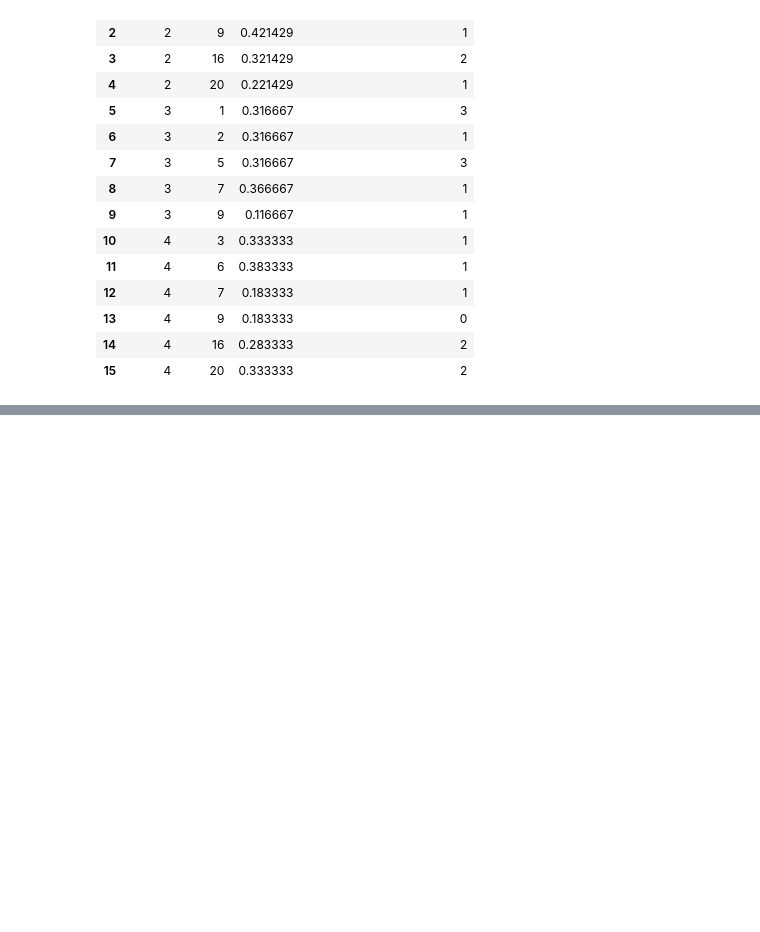
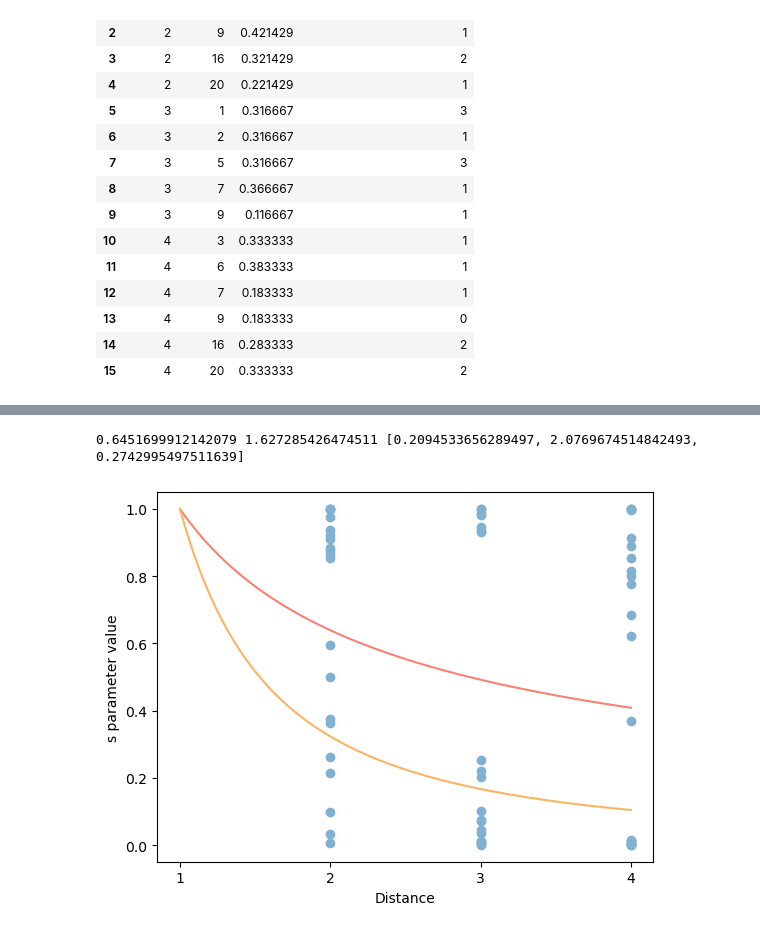
Before and after one commit to mpereda/Indirect-social-influence-helps-shaping-the-diffusion-of-innovations, a Jupyter notebook: Notebook.ipynb, the cells around one changed output, grey strips where cells are left out. Drawn from its saved outputs; the diff is of its cells as text; code cells hidden in the pictures; blank space fills up the shorter version.

Commit message:
Figure updates

```diff
--- a/Notebook.ipynb
+++ b/Notebook.ipynb
@@ -13,8 +13,7 @@ import warnings
 import random
 warnings.filterwarnings("ignore")
 # %%
-# data = pd.read_csv("/home/mmiranda/Desktop/EXP11-Patata/Unified_data_edited_innov2.csv") ##Change to the path of the file
-data = pd.read_csv("/home/mmiranda/Desktop/EXP11-Patata/Unified_data_edited_innov2.csv") ##Change to the path of the file
+data = pd.read_csv("Unified_data_edited_innov2.csv") ##Change to the path of the file
 data.head()
 # %% [output]
 |  | Experiment | participant.id_in_session | config_name | Setup | node | initialcolor | threshold | parameter | ... |
@@ -37,7 +36,7 @@ def Dpath_threshold(objective,u0,a,b,c,d,T, data_len):
     # data_len: The number of rounds that have been calculated. This gives the number of points that the output will have.
 
     # Graph
-    G = nx.read_adjlist("/home/mmiranda/Desktop/EXP11-Patata/Scripts/PowResults/Amistad.txt")
+    G = nx.read_adjlist("Amistad.txt")
     A = nx.adjacency_matrix(G).toarray()
 
     # Distance matrix
@@ -82,8 +81,6 @@ fig, ax = plt.subplots(figsize=(6, 4))
 color = sns.color_palette("Set2",4)
 color_palette = [color[2], color[0], color[1], color[3]]
 perc_adopters = np.zeros((4,16,21))
-min_rounds = np.zeros((4,21))
-already_counted = np.zeros((4,31,21))
 
 for i, setup in enumerate(data[data['Setup'] != 'Instructions']['Setup'].unique()):
     setup_data = data[(data['Setup'] == setup)]
@@ -100,11 +97,7 @@ for i, setup in enumerate(data[data['Setup'] != 'Instructions']['Setup'].unique(
                 perc_adopters[i,round,exp-1] = perc_adopters[i,round-1,exp-1]
             else:
                 actions = setup_data[(setup_data['Experiment'] == exp) & (setup_data['Round'] == round)]['action'] == setup_data[(setup_data['Experiment'] == exp) & (setup_data['Round'] == round)]['Promoted_color']
-                # already_counted[i,actions == 1,exp-1] = 1
-                # perc_adopters[i,round,exp-1] = np.mean(already_counted[i,:,exp-1])
                 perc_adopters[i,round,exp-1] = np.count_nonzero(setup_data[(setup_data['Experiment'] == exp) & (setup_data['Round'] == round)]['Adopted_innovation'])/31
-                # perc_adopters[i,round,exp-1] = np.count_nonzero(setup_data[(setup_data['Experiment'] == exp) & (setup_data['Round'] == round)]['Adopted_color'])/31
-                min_rounds[i,exp-1] = round
         # Calculate the mean and standard deviation of the percentage of adopters in each round
         mean_adopters[round] = np.mean(perc_adopters[i,round,:])
         std_adopters[round] = np.std(perc_adopters[i,round,:])
@@ -146,8 +139,7 @@ for exp in data['Experiment'].unique():
             theoretical_pred = np.append(theoretical_pred, theoretical_pred[-1])
         axs[np.unravel_index(setupnum, (2,2))].plot(theoretical_pred, color=sns.color_palette("Set2",21)[exp-1])
         axs[np.unravel_index(setupnum, (2,2))].plot(perc_adopters[setupnum,:,exp-1], '.', color=sns.color_palette("Set2",21)[exp-1])
-        if theoretical_pred[-1] < 0.99:
-            print(exp,setup)
+
     # Set the title for each subplot
     axs[np.unravel_index(setupnum, (2,2))].set_title(f"Setting {setupnum}")
     axs[np.unravel_index(setupnum, (2,2))].set_xlabel('Rounds')
@@ -431,0 +425,21 @@ plt.show()
+# %%
+def power_law(x, b):
+    return x ** (-b)
+
+x = np.concatenate((2*np.ones(len(parameters[:,0])), 3*np.ones(len(parameters[:,1])), 4*np.ones(len(parameters[:,2]))))
+y = np.concatenate((parameters[:,0], parameters[:,1], parameters[:,2]))
+
+params = sp.optimize.curve_fit(power_law, x, y)
+
+plt.plot(x, y, 'o', color = sns.color_palette("Set3")[4])
+plt.plot(np.linspace(1,4,100), power_law(np.linspace(1,4,100), params[0][0]), color = sns.color_palette("Set3")[3])
+plt.plot(np.linspace(1,4,100), power_law(np.linspace(1,4,100), np.mean(s_params)), color = sns.color_palette("Set3")[5])
+plt.xlabel('Distance')
+plt.ylabel('s parameter value')
+plt.xticks([1,2,3,4])
+
+
+print(params[0][0], np.mean(s_params), [np.median(s_params[:,0]), np.median(s_params[:,1]), np.median(s_params[:,2])])
+# %% [output]
+0.6451699912142079 1.627285426474511 [0.2094533656289497, 2.0769674514842493, 0.2742995497511639]
+[figure, added]
```
Also changed, not shown: parts of 4 cells of this notebook, 1 other file.
